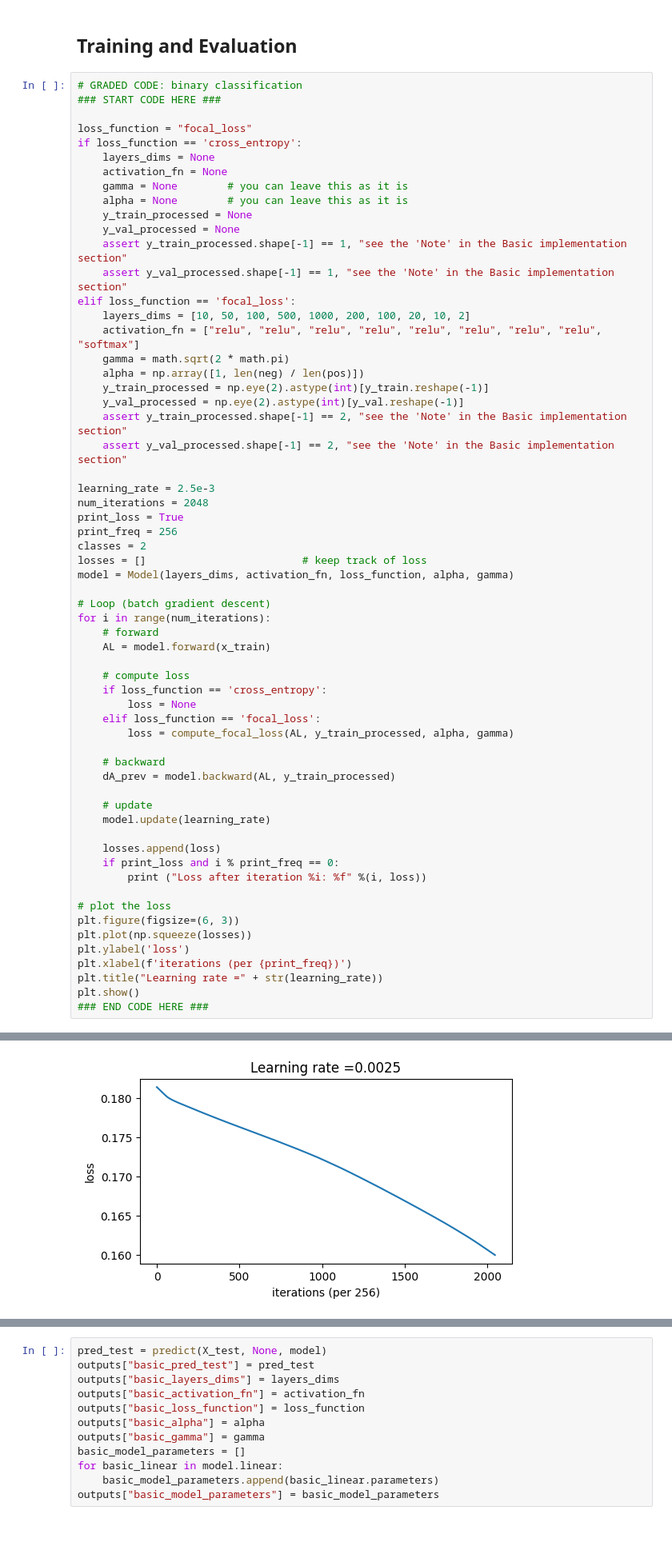
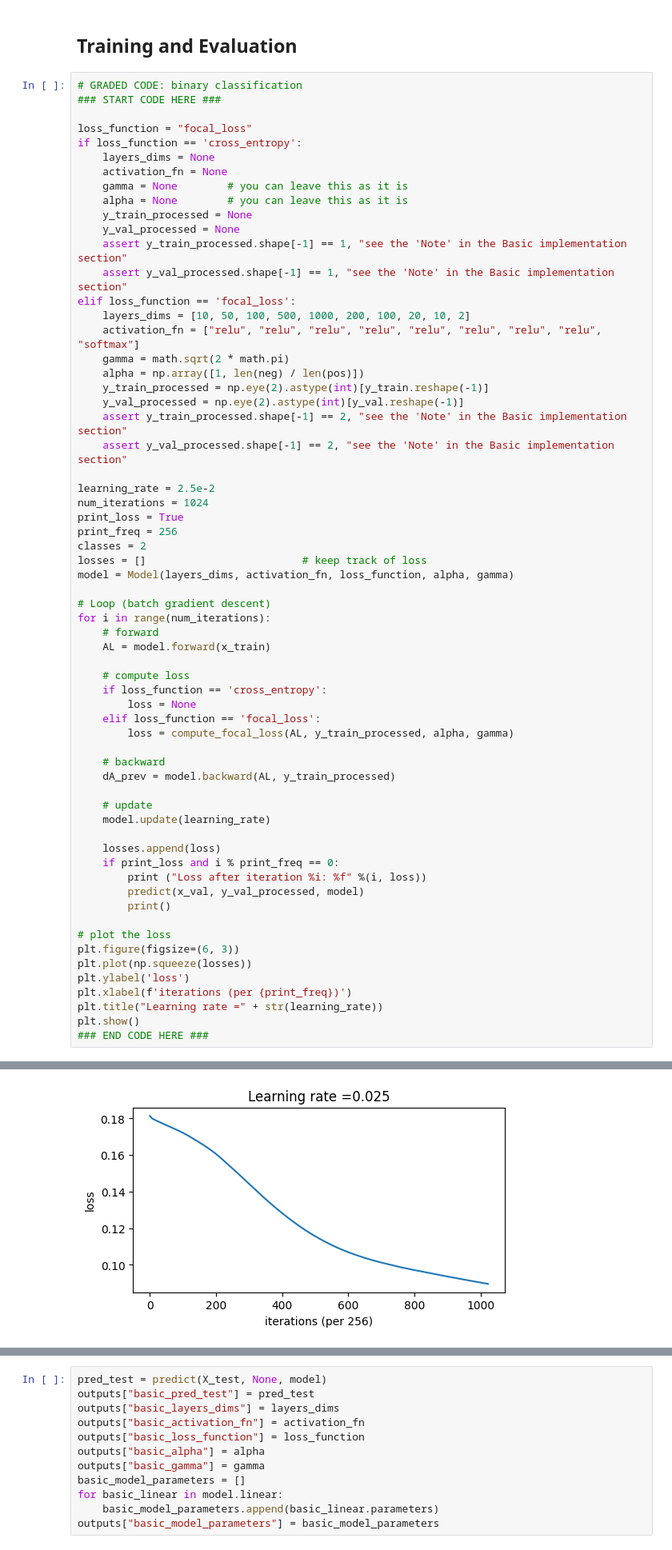
Before and after one commit to nevikw39/ML, a Jupyter notebook: HW3/HW3.ipynb, the cells around one changed output, grey strips where cells are left out. Shown at 80% size. Saved outputs shown, nothing was run; the diff lists cells and outputs as text.

```diff
--- a/HW3/HW3.ipynb
+++ b/HW3/HW3.ipynb
@@ -1548,8 +1548,8 @@ elif loss_function == 'focal_loss':
     assert y_train_processed.shape[-1] == 2, "see the 'Note' in the Basic implementation section"
     assert y_val_processed.shape[-1] == 2, "see the 'Note' in the Basic implementation section"
 
-learning_rate = 2.5e-3
-num_iterations = 2048
+learning_rate = 2.5e-2
+num_iterations = 1024
 print_loss = True
 print_freq = 256
 classes = 2
@@ -1576,6 +1576,8 @@ for i in range(num_iterations):
     losses.append(loss)
     if print_loss and i % print_freq == 0:
         print ("Loss after iteration %i: %f" %(i, loss))
+        predict(x_val, y_val_processed, model)
+        print()
 
 # plot the loss
 plt.figure(figsize=(6, 3))
@@ -1597,4 +1610,4 @@ Loss after iteration 1792: 0.163428
-[figure, old version]
+[figure, new version]
 # %%
 print('training------')
 pred_train = predict(x_train, y_train_processed, model)
```
Also changed, not shown: parts of 9 cells of this notebook, 1 other file.
